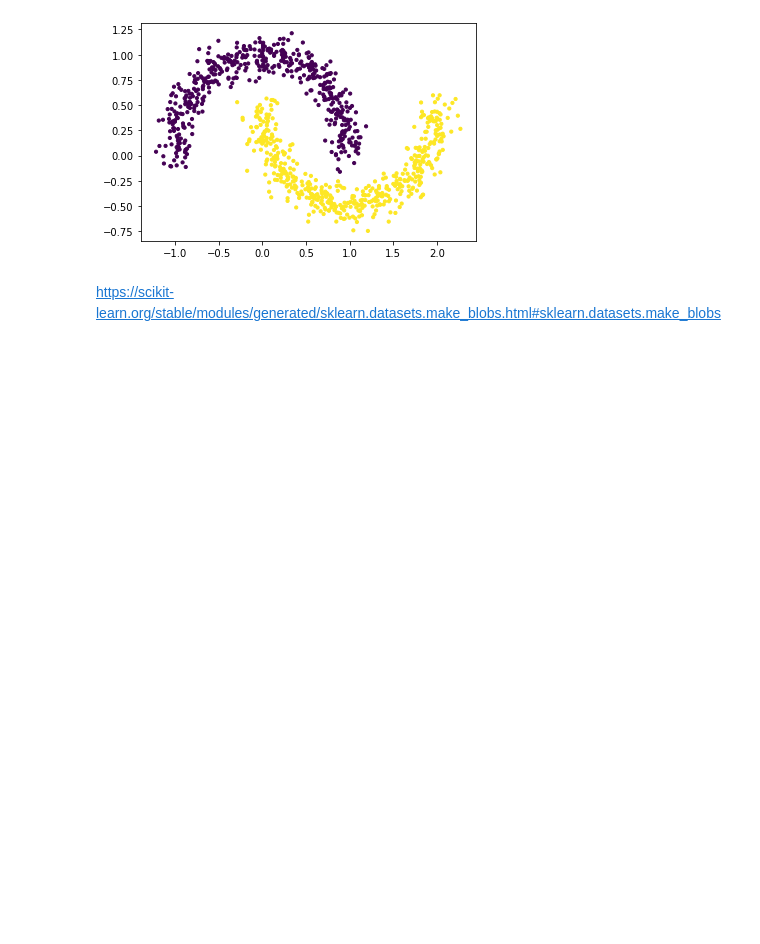
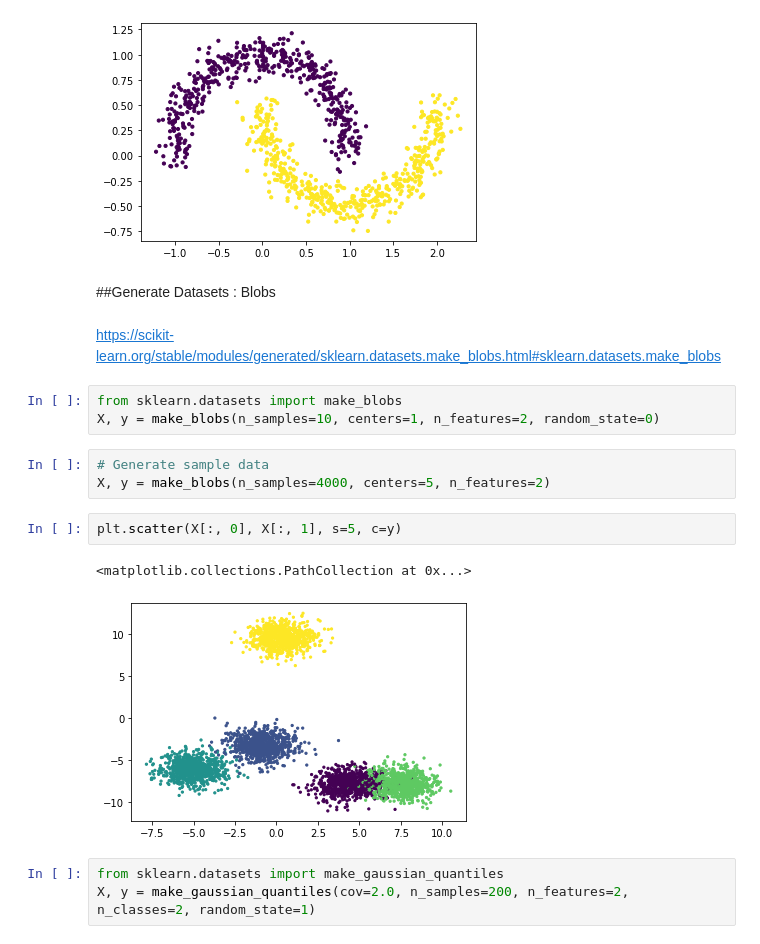
Before and after one commit to vkjadon/sklearn, a Jupyter notebook: Ex2GenerateDataset.ipynb, the cells around one changed output. Drawn from its saved outputs; the diff is of its cells as text; blank space fills up the shorter version.

```diff
--- a/Ex2GenerateDataset.ipynb
+++ b/Ex2GenerateDataset.ipynb
@@ -10,5 +12,21 @@ plt.scatter(X[:, 0], X[:, 1], s=10, c=y)
 # %% [output]
 <matplotlib.collections.PathCollection at 0x...>
 [figure]
+# %% [markdown]
+##Generate Datasets : Blobs
 # %% [markdown]
 https://scikit-learn.org/stable/modules/generated/sklearn.datasets.make_blobs.html#sklearn.datasets.make_blobs
+# %%
+from sklearn.datasets import make_blobs
+X, y = make_blobs(n_samples=10, centers=1, n_features=2, random_state=0)
+# %%
+# Generate sample data
+X, y = make_blobs(n_samples=4000, centers=5, n_features=2)
+# %%
+plt.scatter(X[:, 0], X[:, 1], s=5, c=y)
+# %% [output]
+<matplotlib.collections.PathCollection at 0x...>
+[figure, added]
+# %%
+from sklearn.datasets import make_gaussian_quantiles
+X, y = make_gaussian_quantiles(cov=2.0, n_samples=200, n_features=2, n_classes=2, random_state=1)
```
Also changed, not shown: parts of 4 cells of this notebook.
